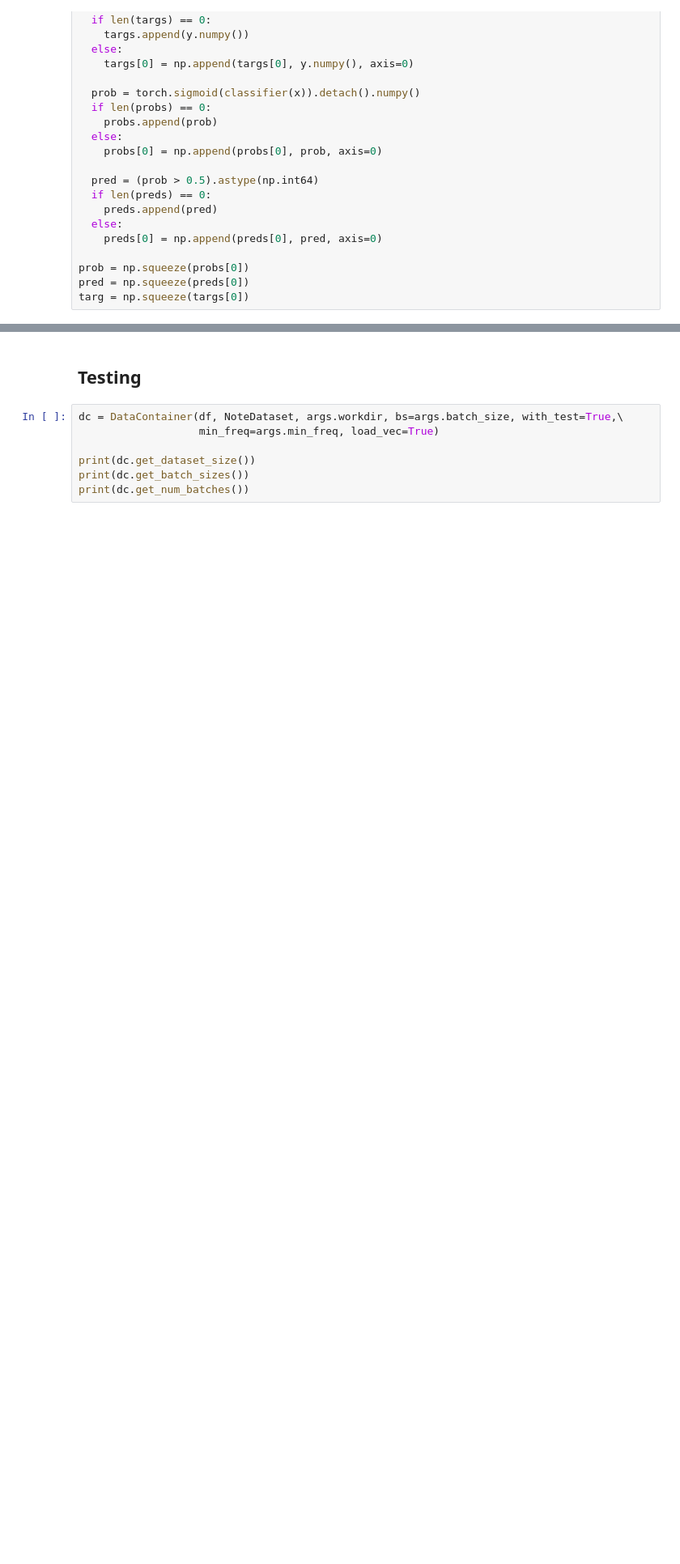
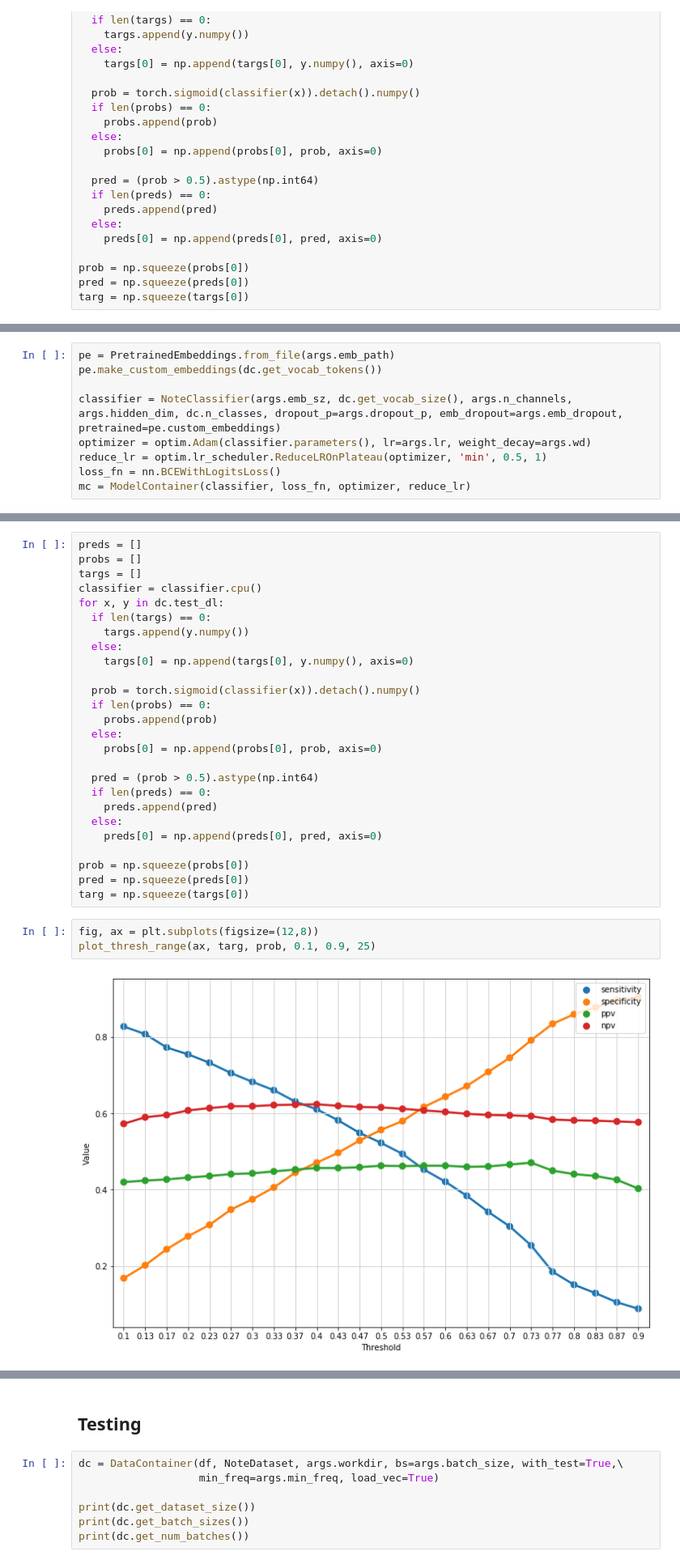
Before and after one commit to sudarshan85/imminent-adm-mimic, a Jupyter notebook: cnn/cnn_classifier.ipynb, the cells around one changed output, grey strips where cells are left out. Shown at 81% size. Drawn from its saved outputs; the diff is of its cells as text; blank space fills up the shorter version.

```diff
--- a/cnn/cnn_classifier.ipynb
+++ b/cnn/cnn_classifier.ipynb
@@ -197,0 +222,9 @@ metrics
+# %%
+pe = PretrainedEmbeddings.from_file(args.emb_path)
+pe.make_custom_embeddings(dc.get_vocab_tokens())
+
+classifier = NoteClassifier(args.emb_sz, dc.get_vocab_size(), args.n_channels, args.hidden_dim, dc.n_classes, dropout_p=args.dropout_p, emb_dropout=args.emb_dropout, pretrained=pe.custom_embeddings)
+optimizer = optim.Adam(classifier.parameters(), lr=args.lr, weight_decay=args.wd)
+reduce_lr = optim.lr_scheduler.ReduceLROnPlateau(optimizer, 'min', 0.5, 1)
+loss_fn = nn.BCEWithLogitsLoss()
+mc = ModelContainer(classifier, loss_fn, optimizer, reduce_lr)
@@ -197,0 +263,31 @@ metrics
+# %%
+preds = []
+probs = []
+targs = []
+classifier = classifier.cpu()
+for x, y in dc.test_dl:
+  if len(targs) == 0:
+    targs.append(y.numpy())
+  else:
+    targs[0] = np.append(targs[0], y.numpy(), axis=0)
+
+  prob = torch.sigmoid(classifier(x)).detach().numpy()
+  if len(probs) == 0:
+    probs.append(prob)
+  else:
+    probs[0] = np.append(probs[0], prob, axis=0)
+
+  pred = (prob > 0.5).astype(np.int64)
+  if len(preds) == 0:
+    preds.append(pred)
+  else:
+    preds[0] = np.append(preds[0], pred, axis=0)
+
+prob = np.squeeze(probs[0])
+pred = np.squeeze(preds[0])
+targ = np.squeeze(targs[0])
+# %%
+fig, ax = plt.subplots(figsize=(12,8))
+plot_thresh_range(ax, targ, prob, 0.1, 0.9, 25)
+# %% [output]
+[figure, added]
```
Also changed, not shown: parts of 13 cells of this notebook, 2 other files.
